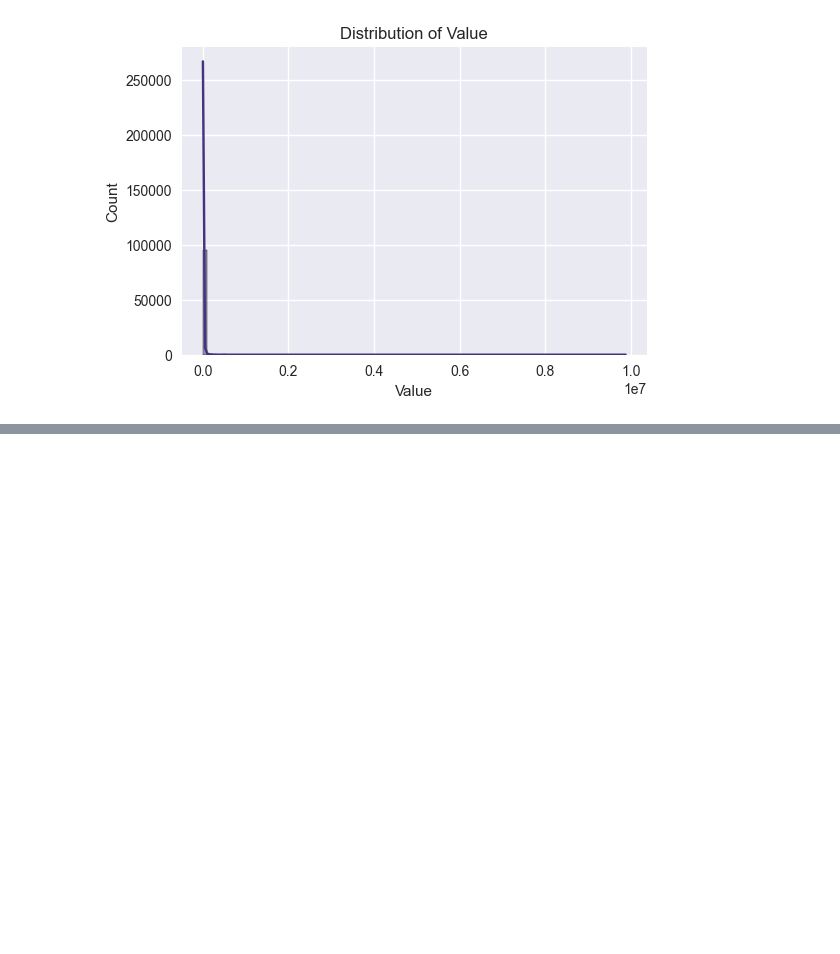
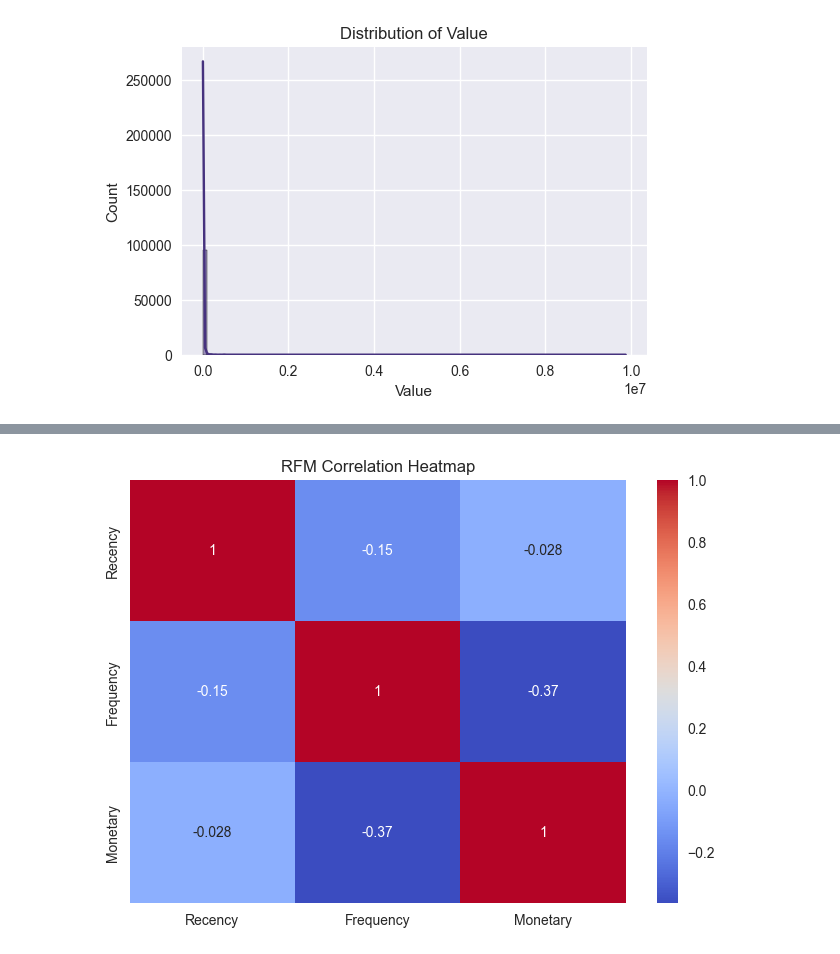
Before and after one commit to biniyamtibebe/Credit-Risk-Probability-Model-for-Alternative-Data, a Jupyter notebook: notebooks/eda.ipynb, the cells around one changed output, grey strips where cells are left out. Cells and saved outputs as stored; diff of their text form; code cells hidden in the pictures; blank space fills up the shorter version.

```diff
--- a/notebooks/eda.ipynb
+++ b/notebooks/eda.ipynb
@@ -405,3 +405,13 @@ for col in num_cols:
 [figure]
 # %%
 df.to_csv(r"C:\Users\hp\Pictures\Bati Bank\Credit-Risk-Probability-Model-for-Alternative-Data\data\process\transactions_cleaned.csv", index=False)
+# %%
+#RFM Feature Engineering (Core Risk Signal)
+rfm = df.groupby("CustomerId").agg({
+    "TransactionStartTime": lambda x: (df["TransactionStartTime"].max() - x.max()).days,
+    "TransactionId": "count",
+    "Amount": "sum"
+}).reset_index()
+
+rfm.columns = ["CustomerId", "Recency", "Frequency", "Monetary"]
+rfm.head()
@@ -407,0 +425,7 @@ df.to_csv(r"C:\Users\hp\Pictures\Bati Bank\Credit-Risk-Probability-Model-for-Alt
+# %%
+#RFM Correlation Analysis
+sns.heatmap(rfm[["Recency","Frequency","Monetary"]].corr(), annot=True, cmap="coolwarm")
+plt.title("RFM Correlation Heatmap")
+plt.show()
+# %% [output]
+[figure, added]
```
Also changed, not shown: parts of 2 cells of this notebook, 1 other file.
